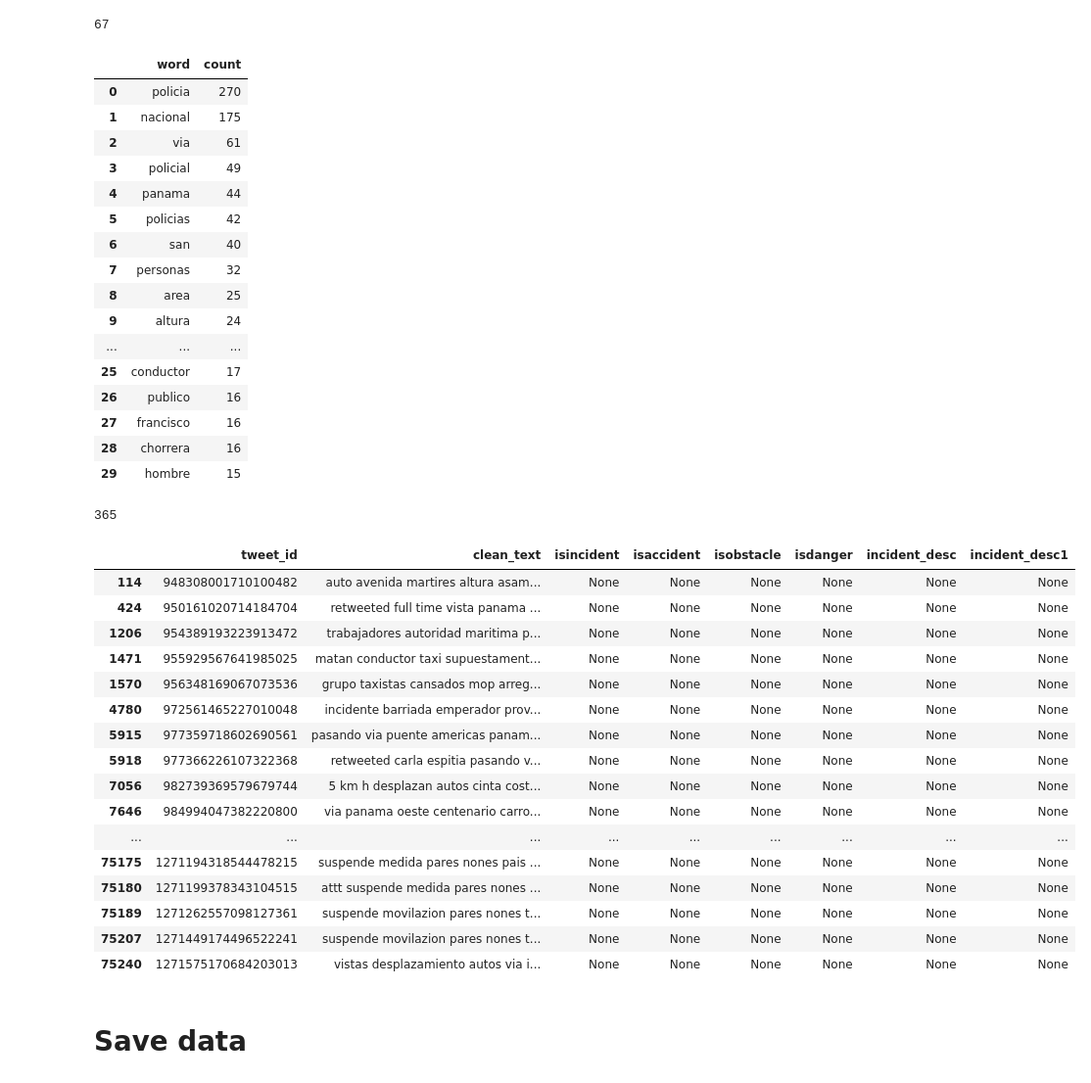
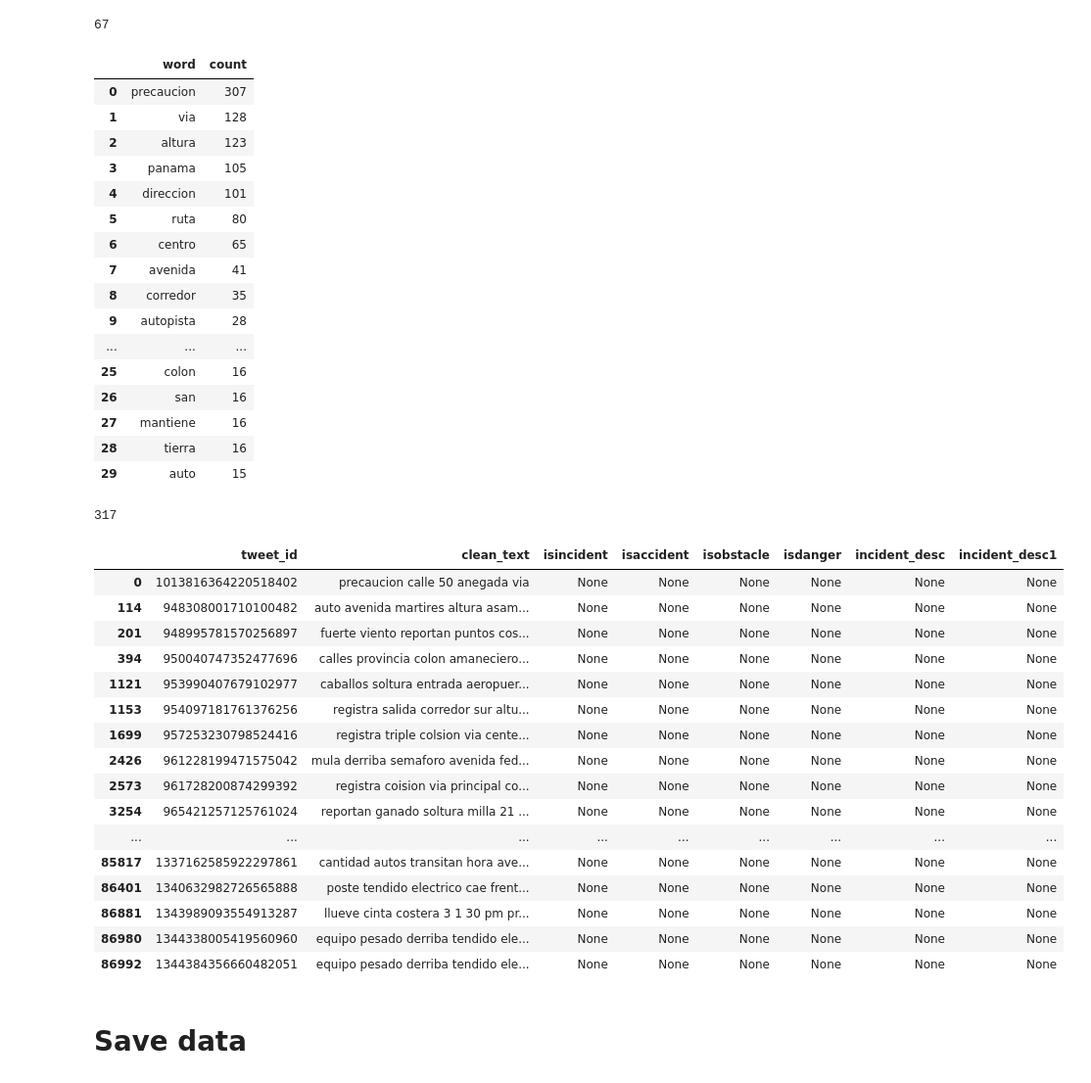
Before and after one commit to Liu-Lc/TwitterTraffic-Pty, a Jupyter notebook: TweetData/clean_data.ipynb, the cells around one changed output. Shown at 98% size. Cells and saved outputs as stored; diff of their text form; code cells hidden in the pictures.

```diff
--- a/TweetData/clean_data.ipynb
+++ b/TweetData/clean_data.ipynb
@@ -89,12 +92,12 @@ len(short_df[extract])
 # %%
-short_df.loc[extract, 'isincident'] = False
+short_df.loc[extract, 'isincident'] = True
 short_df.loc[extract, 'isaccident'] = False
 short_df.loc[extract, 'isobstacle'] = False
-short_df.loc[extract, 'isdanger'] = False
-# short_df.loc[extract, 'incident_desc1'] = 'area acordonada'
+short_df.loc[extract, 'isdanger'] = True
+short_df.loc[extract, 'incident_desc1'] = 'transporte'
 # %%
 ## Check the true with the keyword
-extract = short_df.clean_text.str.contains('redes sociales') & short_df.isincident.isnull()
+extract = short_df.clean_text.str.contains('chorrera provincia panama oeste') & short_df.isincident.isnull()
 short_df[extract]
 # %% [output]
 |  | tweet_id | clean_text | isincident | isaccident | isobstacle | isdanger | incident_desc | incident_desc1 |
@@ -266,7 +291,7 @@ len(short_df[extract])
 # %% [output]
 616
 # %%
-extract = short_df.clean_text.str.contains('metro ') & short_df.isincident.isnull()
+extract = short_df.clean_text.str.contains('interamericana altura') & short_df.isincident.isnull()
 short_df[extract]
 # %% [output]
 |  | tweet_id | clean_text | isincident | isaccident | isobstacle | isdanger | incident_desc | incident_desc1 |
@@ -284,53 +325,53 @@ freq = pd.DataFrame(counts.most_common(30), columns=['word', 'count'])
 freq
 # %% [output]
 |  | word | count |
-| 0 | policia | 270 |
-| 1 | nacional | 175 |
-| 2 | via | 61 |
-| 3 | policial | 49 |
-| 4 | panama | 44 |
-| 5 | policias | 42 |
-| 6 | san | 40 |
-| 7 | personas | 32 |
-| 8 | area | 25 |
-| 9 | altura | 24 |
+| 0 | precaucion | 307 |
+| 1 | via | 128 |
+| 2 | altura | 123 |
+| 3 | panama | 105 |
+| 4 | direccion | 101 |
+| 5 | ruta | 80 |
+| 6 | centro | 65 |
+| 7 | avenida | 41 |
+| 8 | corredor | 35 |
+| 9 | autopista | 28 |
 | ... | ... | ... |
-| 25 | conductor | 17 |
-| 26 | publico | 16 |
-| 27 | francisco | 16 |
-| 28 | chorrera | 16 |
-| 29 | hombre | 15 |
+| 25 | colon | 16 |
+| 26 | san | 16 |
+| 27 | mantiene | 16 |
+| 28 | tierra | 16 |
+| 29 | auto | 15 |
 # %%
-short_df.loc[extract, 'isincident'] = False
+short_df.loc[extract, 'isincident'] = True
 short_df.loc[extract, 'isaccident'] = False
 short_df.loc[extract, 'isobstacle'] = False
-short_df.loc[extract, 'isdanger'] = False
+short_df.loc[extract, 'isdanger'] = True
 short_df.loc[extract, 'incident_desc1'] = ''
 # %%
 len(short_df[extract])
 # %% [output]
-365
+317
 # %%
-extract = short_df.clean_text.str.contains('panama oeste') & short_df.isincident.isnull()
+extract = short_df.clean_text.str.contains('precaucion') & short_df.isincident.isnull()
 short_df[extract]
 # %% [output]
 |  | tweet_id | clean_text | isincident | isaccident | isobstacle | isdanger | incident_desc | incident_desc1 |
+| 0 | 1013816364220518402 | precaucion calle 50 anegada via | None | None | None | None | None | None |
 | 114 | 948308001710100482 | auto avenida martires altura asam... | None | None | None | None | None | None |
-| 424 | 950161020714184704 | retweeted full time vista panama ... | None | None | None | None | None | None |
-| 1206 | 954389193223913472 | trabajadores autoridad maritima p... | None | None | None | None | None | None |
-| 1471 | 955929567641985025 | matan conductor taxi supuestament... | None | None | None | None | None | None |
-| 1570 | 956348169067073536 | grupo taxistas cansados mop arreg... | None | None | None | None | None | None |
-| 4780 | 972561465227010048 | incidente barriada emperador prov... | None | None | None | None | None | None |
-| 5915 | 977359718602690561 | pasando via puente americas panam... | None | None | None | None | None | None |
-| 5918 | 977366226107322368 | retweeted carla espitia pasando v... | None | None | None | None | None | None |
-| 7056 | 982739369579679744 | 5 km h desplazan autos cinta cost... | None | None | None | None | None | None |
-| 7646 | 984994047382220800 | via panama oeste centenario carro... | None | None | None | None | None | None |
+| 201 | 948995781570256897 | fuerte viento reportan puntos cos... | None | None | None | None | None | None |
+| 394 | 950040747352477696 | calles provincia colon amaneciero... | None | None | None | None | None | None |
+| 1121 | 953990407679102977 | caballos soltura entrada aeropuer... | None | None | None | None | None | None |
+| 1153 | 954097181761376256 | registra salida corredor sur altu... | None | None | None | None | None | None |
+| 1699 | 957253230798524416 | registra triple colsion via cente... | None | None | None | None | None | None |
+| 2426 | 961228199471575042 | mula derriba semaforo avenida fed... | None | None | None | None | None | None |
+| 2573 | 961728200874299392 | registra coision via principal co... | None | None | None | None | None | None |
+| 3254 | 965421257125761024 | reportan ganado soltura milla 21 ... | None | None | None | None | None | None |
 | ... | ... | ... | ... | ... | ... | ... | ... | ... |
-| 75175 | 1271194318544478215 | suspende medida pares nones pais ... | None | None | None | None | None | None |
-| 75180 | 1271199378343104515 | attt suspende medida pares nones ... | None | None | None | None | None | None |
-| 75189 | 1271262557098127361 | suspende movilazion pares nones t... | None | None | None | None | None | None |
-| 75207 | 1271449174496522241 | suspende movilazion pares nones t... | None | None | None | None | None | None |
-| 75240 | 1271575170684203013 | vistas desplazamiento autos via i... | None | None | None | None | None | None |
+| 85817 | 1337162585922297861 | cantidad autos transitan hora ave... | None | None | None | None | None | None |
+| 86401 | 1340632982726565888 | poste tendido electrico cae frent... | None | None | None | None | None | None |
+| 86881 | 1343989093554913287 | llueve cinta costera 3 1 30 pm pr... | None | None | None | None | None | None |
+| 86980 | 1344338005419560960 | equipo pesado derriba tendido ele... | None | None | None | None | None | None |
+| 86992 | 1344384356660482051 | equipo pesado derriba tendido ele... | None | None | None | None | None | None |
 # %% [markdown]
 # Save data
 # %%
```
Also changed, not shown: parts of 15 cells of this notebook, 1 other file.
